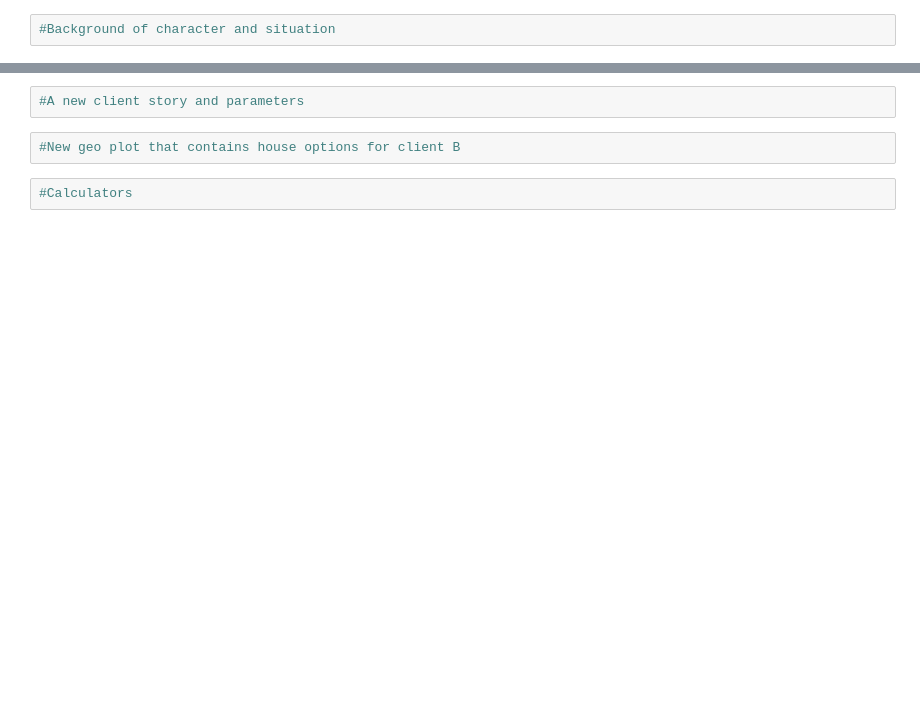
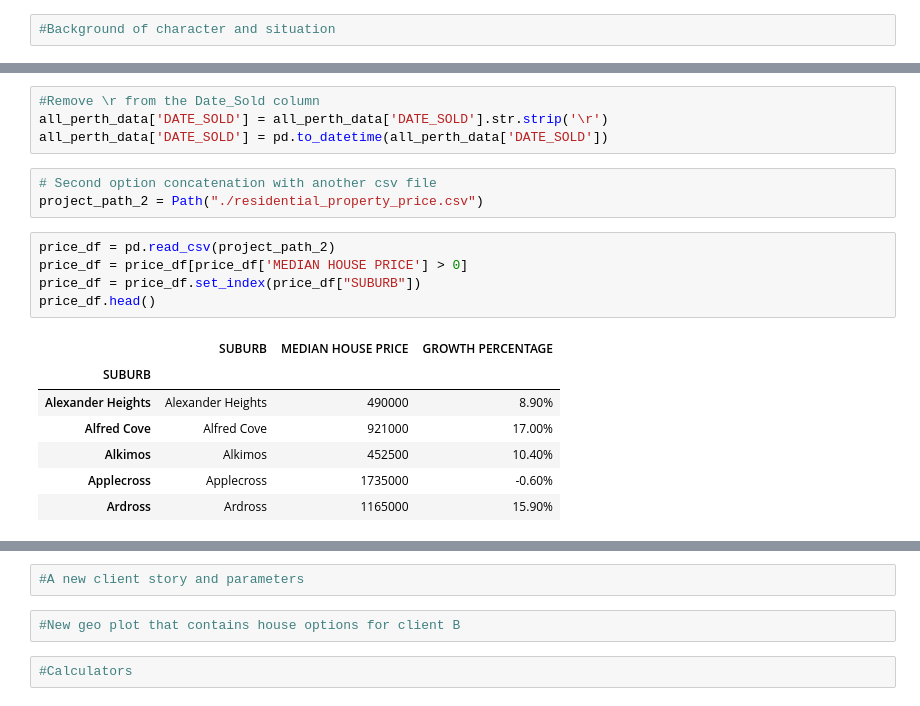
Before and after one commit to Swerdna14/Project-1-Group-1, a Jupyter notebook: project_masterfile.ipynb, the cells around one changed output, grey strips where cells are left out. Cells and saved outputs as stored; diff of their text form; blank space fills up the shorter version.

```diff
--- a/project_masterfile.ipynb
+++ b/project_masterfile.ipynb
@@ -6,0 +56,20 @@
+# %%
+#Remove \r from the Date_Sold column
+all_perth_data['DATE_SOLD'] = all_perth_data['DATE_SOLD'].str.strip('\r')
+all_perth_data['DATE_SOLD'] = pd.to_datetime(all_perth_data['DATE_SOLD'])
+# %%
+# Second option concatenation with another csv file
+project_path_2 = Path("./residential_property_price.csv")
+# %%
+price_df = pd.read_csv(project_path_2)
+price_df = price_df[price_df['MEDIAN HOUSE PRICE'] > 0]
+price_df = price_df.set_index(price_df["SUBURB"])
+price_df.head()
+# %% [output]
+|  | SUBURB | MEDIAN HOUSE PRICE | GROWTH PERCENTAGE |
+| SUBURB |  |  |  |
+| Alexander Heights | Alexander Heights | 490000 | 8.90% |
+| Alfred Cove | Alfred Cove | 921000 | 17.00% |
+| Alkimos | Alkimos | 452500 | 10.40% |
+| Applecross | Applecross | 1735000 | -0.60% |
+| Ardross | Ardross | 1165000 | 15.90% |
```
Also changed, not shown: parts of 18 cells of this notebook.
